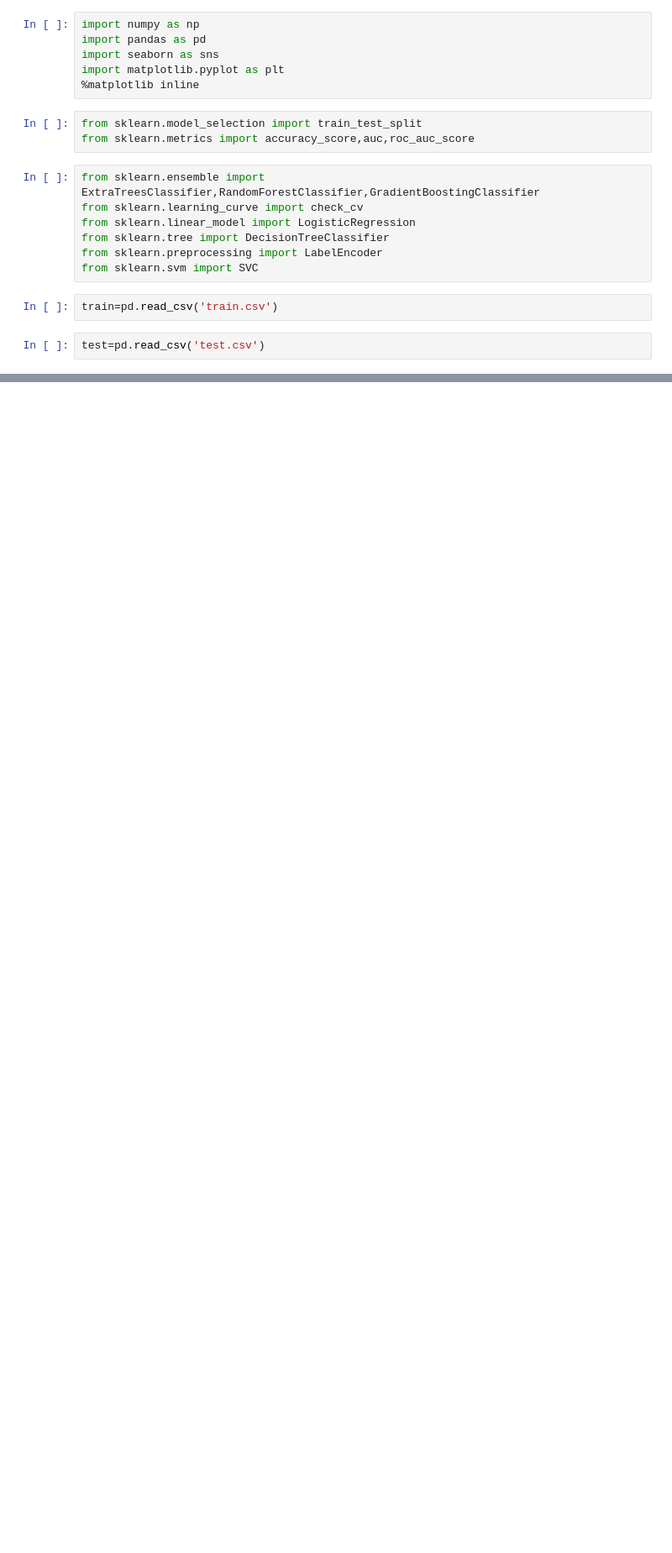
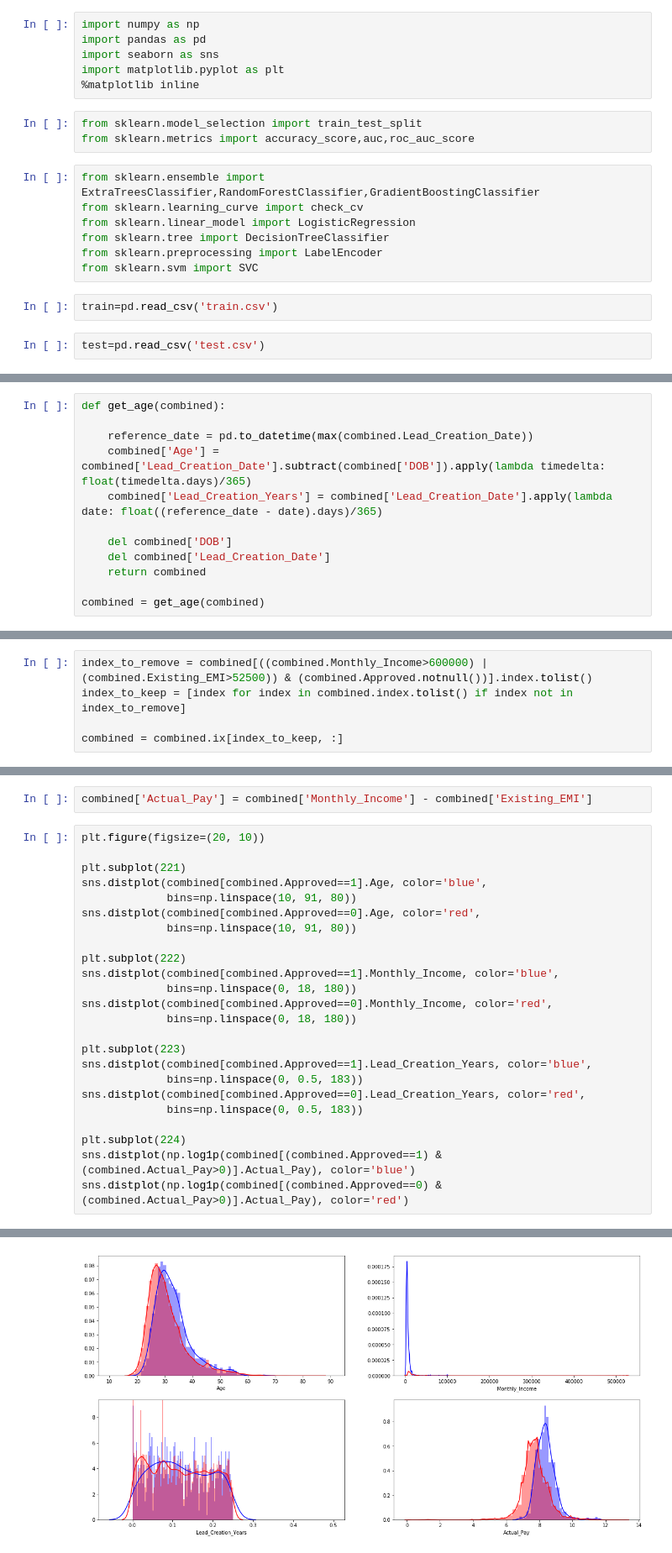
Before and after one commit to sinAshish/Machine-Learning-Practise, a Jupyter notebook: Mckinsey/solution.ipynb, the cells around one changed output, grey strips where cells are left out. Shown at 84% size. Drawn from its saved outputs; the diff is of its cells as text; blank space fills up the shorter version.

```diff
--- a/Mckinsey/solution.ipynb
+++ b/Mckinsey/solution.ipynb
@@ -148,0 +174,12 @@ X_train,X_test,y_train,y_test=train_test_split(X,y,test_size=0.3,random_state=0)
+# %%
+def get_age(combined):
+
+    reference_date = pd.to_datetime(max(combined.Lead_Creation_Date))
+    combined['Age'] = combined['Lead_Creation_Date'].subtract(combined['DOB']).apply(lambda timedelta: float(timedelta.days)/365)
+    combined['Lead_Creation_Years'] = combined['Lead_Creation_Date'].apply(lambda date: float((reference_date - date).days)/365)
+
+    del combined['DOB']
+    del combined['Lead_Creation_Date']
+    return combined
+
+combined = get_age(combined)
@@ -148,0 +200,5 @@ X_train,X_test,y_train,y_test=train_test_split(X,y,test_size=0.3,random_state=0)
+# %%
+index_to_remove = combined[((combined.Monthly_Income>600000) | (combined.Existing_EMI>52500)) & (combined.Approved.notnull())].index.tolist()
+index_to_keep = [index for index in combined.index.tolist() if index not in index_to_remove]
+
+combined = combined.ix[index_to_keep, :]
@@ -148,0 +215,27 @@ X_train,X_test,y_train,y_test=train_test_split(X,y,test_size=0.3,random_state=0)
+# %%
+combined['Actual_Pay'] = combined['Monthly_Income'] - combined['Existing_EMI']
+# %%
+plt.figure(figsize=(20, 10))
+
+plt.subplot(221)
+sns.distplot(combined[combined.Approved==1].Age, color='blue',
+             bins=np.linspace(10, 91, 80))
+sns.distplot(combined[combined.Approved==0].Age, color='red',
+             bins=np.linspace(10, 91, 80))
+
+plt.subplot(222)
+sns.distplot(combined[combined.Approved==1].Monthly_Income, color='blue',
+             bins=np.linspace(0, 18, 180))
+sns.distplot(combined[combined.Approved==0].Monthly_Income, color='red',
+             bins=np.linspace(0, 18, 180))
+
+plt.subplot(223)
+sns.distplot(combined[combined.Approved==1].Lead_Creation_Years, color='blue',
+             bins=np.linspace(0, 0.5, 183))
+sns.distplot(combined[combined.Approved==0].Lead_Creation_Years, color='red',
+             bins=np.linspace(0, 0.5, 183))
+
+plt.subplot(224)
+sns.distplot(np.log1p(combined[(combined.Approved==1) & (combined.Actual_Pay>0)].Actual_Pay), color='blue')
+sns.distplot(np.log1p(combined[(combined.Approved==0) & (combined.Actual_Pay>0)].Actual_Pay), color='red')
+# %% [output]
@@ -148,0 +243 @@ X_train,X_test,y_train,y_test=train_test_split(X,y,test_size=0.3,random_state=0)
+[figure, added]
```
Also changed, not shown: parts of 79 cells of this notebook, 1 other file.
